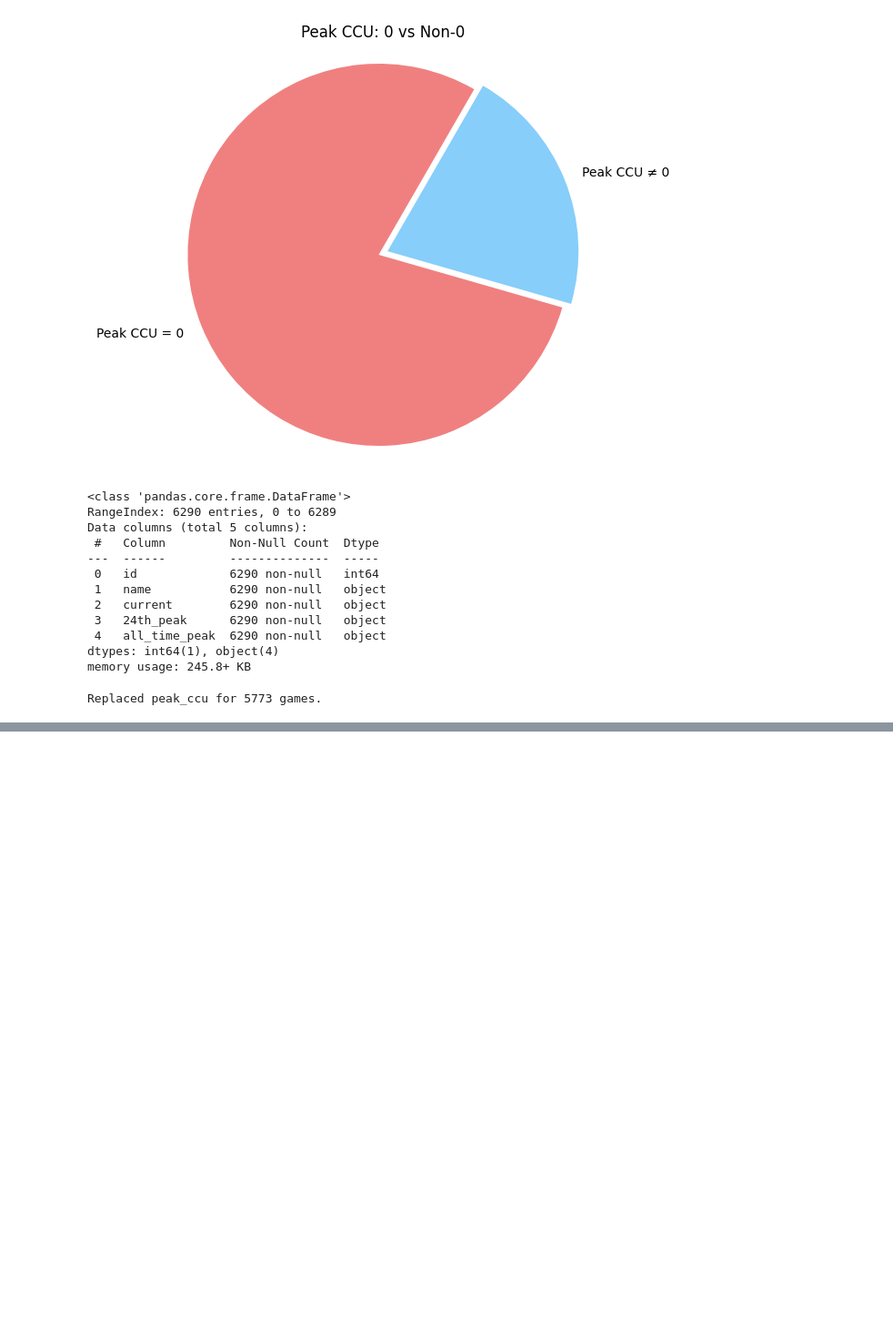
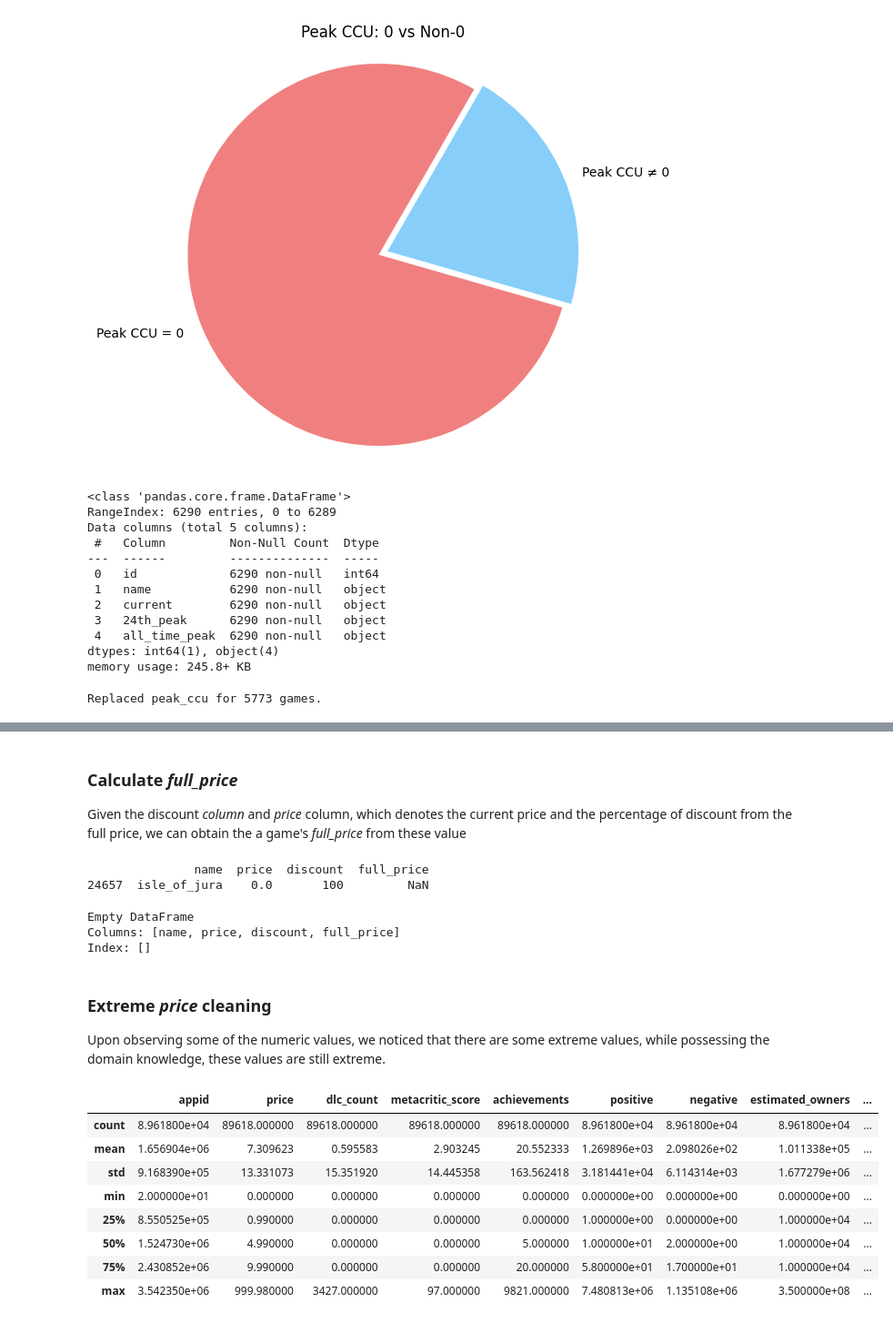
Before and after one commit to Jingrui-Zhu/SLDV, a Jupyter notebook: dataset_cleaning.ipynb, the cells around one changed output, grey strips where cells are left out. Shown at 91% size. Cells and saved outputs as stored; diff of their text form; code cells hidden in the pictures; blank space fills up the shorter version.

```diff
--- a/dataset_cleaning.ipynb
+++ b/dataset_cleaning.ipynb
@@ -408,0 +511,40 @@ Replaced peak_ccu for 5773 games.
+# %% [markdown]
+### Calculate *full_price*
+Given the discount *column* and *price* column, which denotes the current price and the percentage of discount from the full price, we can obtain the a game's *full_price* from these value
+# %%
+# Calculate full price based on discount
+df_games["full_price"] = np.where(
+    df_games["discount"] < 100,
+    df_games["price"] / (1 - df_games["discount"] / 100),
+    np.nan
+)
+
+# Check for rows where full_price is NaN
+print(df_games[['name', 'price', 'discount', 'full_price']][df_games['full_price'].isnull()])
+# %% [output]
+               name  price  discount  full_price
+24657  isle_of_jura    0.0       100         NaN
+# %%
+df_games['full_price'] = df_games['full_price'].fillna(0)
+
+# Check for null values after filling NaN values with 0
+print(df_games[['name', 'price', 'discount', 'full_price']][df_games['full_price'].isnull()])
+# %% [output]
+Empty DataFrame
+Columns: [name, price, discount, full_price]
+Index: []
+# %% [markdown]
+### Extreme *price* cleaning
+Upon observing some of the numeric values, we noticed that there are some extreme values, while possessing the domain knowledge, these values are still extreme.
+# %%
+df_games.describe()
+# %% [output]
+|  | appid | price | dlc_count | metacritic_score | achievements | positive | negative | estimated_owners | ... |
+| count | 8.961800e+04 | 89618.000000 | 89618.000000 | 89618.000000 | 89618.000000 | 8.961800e+04 | 8.961800e+04 | 8.961800e+04 | ... |
+| mean | 1.656904e+06 | 7.309623 | 0.595583 | 2.903245 | 20.552333 | 1.269896e+03 | 2.098026e+02 | 1.011338e+05 | ... |
+| std | 9.168390e+05 | 13.331073 | 15.351920 | 14.445358 | 163.562418 | 3.181441e+04 | 6.114314e+03 | 1.677279e+06 | ... |
+| min | 2.000000e+01 | 0.000000 | 0.000000 | 0.000000 | 0.000000 | 0.000000e+00 | 0.000000e+00 | 0.000000e+00 | ... |
+| 25% | 8.550525e+05 | 0.990000 | 0.000000 | 0.000000 | 0.000000 | 1.000000e+00 | 0.000000e+00 | 1.000000e+04 | ... |
+| 50% | 1.524730e+06 | 4.990000 | 0.000000 | 0.000000 | 5.000000 | 1.000000e+01 | 2.000000e+00 | 1.000000e+04 | ... |
+| 75% | 2.430852e+06 | 9.990000 | 0.000000 | 0.000000 | 20.000000 | 5.800000e+01 | 1.700000e+01 | 1.000000e+04 | ... |
+| max | 3.542350e+06 | 999.980000 | 3427.000000 | 97.000000 | 9821.000000 | 7.480813e+06 | 1.135108e+06 | 3.500000e+08 | ... |
```
Also changed, not shown: parts of 31 cells of this notebook, 1 other file.
